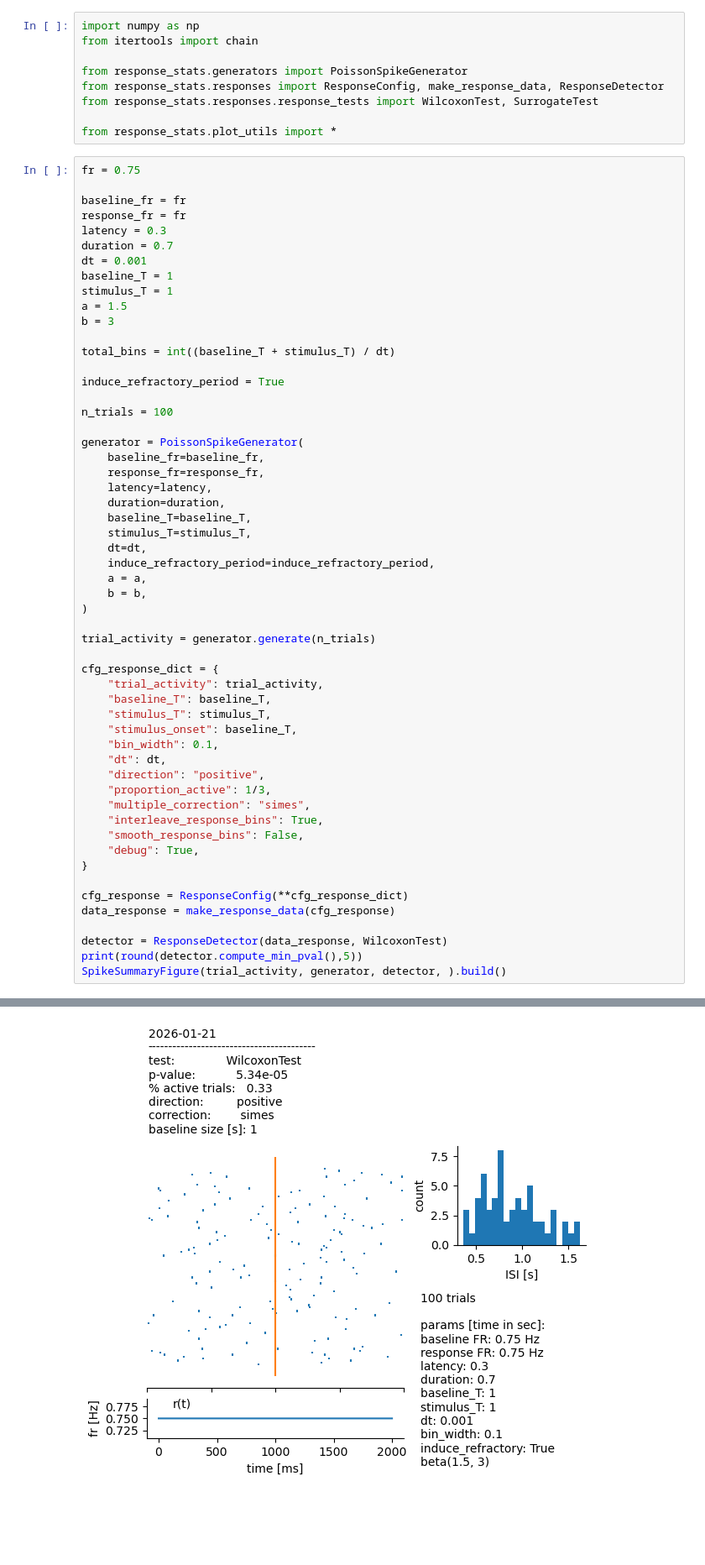
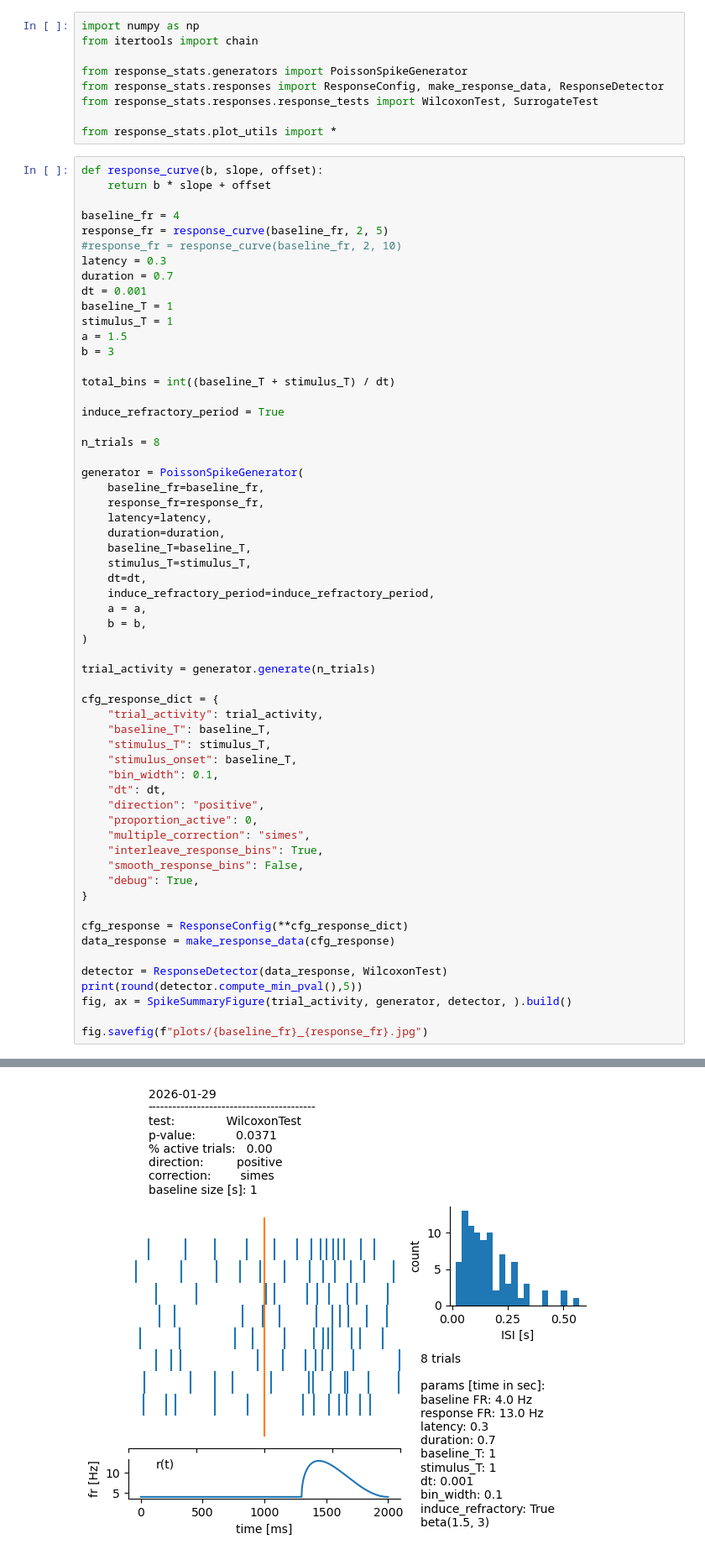
Before and after one commit to a-darcher/response_generator, a Jupyter notebook: dev_nbs/dev.ipynb, the cells around one changed output, grey strips where cells are left out. Shown at 84% size. Cells and saved outputs as stored; diff of their text form; blank space fills up the shorter version.

```diff
--- a/dev_nbs/dev.ipynb
+++ b/dev_nbs/dev.ipynb
@@ -8,10 +8,12 @@ from response_stats.responses.response_tests import WilcoxonTest, SurrogateTest
 
 from response_stats.plot_utils import *
 # %%
-fr = 0.75
+def response_curve(b, slope, offset):
+    return b * slope + offset
 
-baseline_fr = fr
-response_fr = fr
+baseline_fr = 4
+response_fr = response_curve(baseline_fr, 2, 5)
+#response_fr = response_curve(baseline_fr, 2, 10)
 latency = 0.3
 duration = 0.7
 dt = 0.001
@@ -24,7 +26,7 @@ total_bins = int((baseline_T + stimulus_T) / dt)
 
 induce_refractory_period = True
 
-n_trials = 100
+n_trials = 8
 
 generator = PoissonSpikeGenerator(
     baseline_fr=baseline_fr,
@@ -49,7 +51,7 @@ cfg_response_dict = {
     "bin_width": 0.1,
     "dt": dt,
     "direction": "positive",
-    "proportion_active": 1/3,
+    "proportion_active": 0,
     "multiple_correction": "simes",
     "interleave_response_bins": True,
     "smooth_response_bins": False,
@@ -61,6 +63,8 @@ data_response = make_response_data(cfg_response)
 
 detector = ResponseDetector(data_response, WilcoxonTest)
 print(round(detector.compute_min_pval(),5))
-SpikeSummaryFigure(trial_activity, generator, detector, ).build()
+fig, ax = SpikeSummaryFigure(trial_activity, generator, detector, ).build()
+
+fig.savefig(f"plots/{baseline_fr}_{response_fr}.jpg")
 # %% [output]
 Baseline duration: 1 s
@@ -71 +75 @@ Mean, response: 0.8210526315789474 Hz
-[figure, old version]
+[figure, new version]
```
Also changed, not shown: parts of 2 cells of this notebook, 34 other files.
